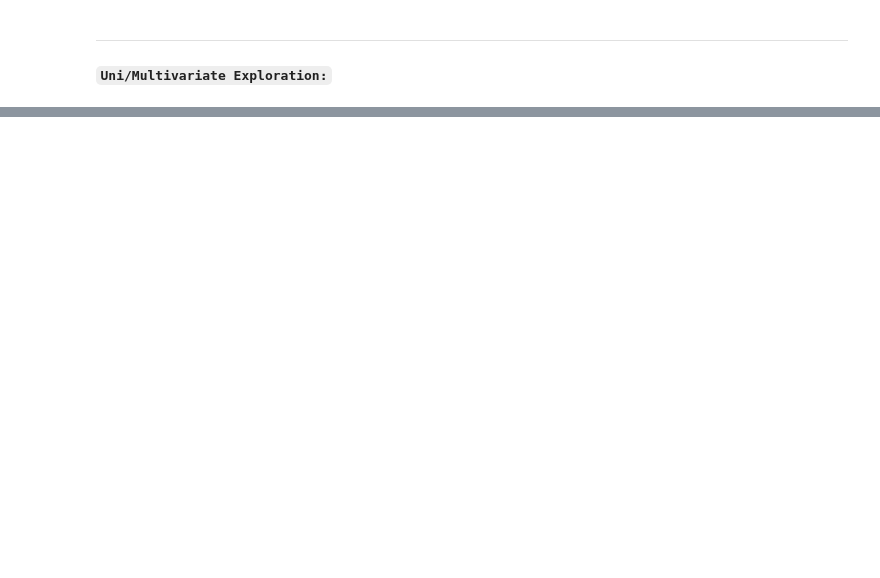
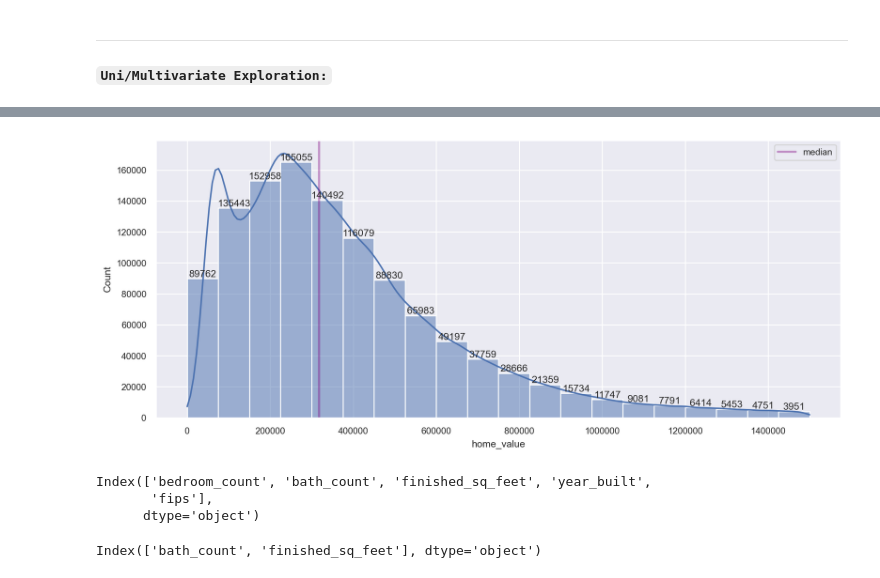
Before and after one commit to mijailmariano/regression-exercises, a Jupyter notebook: exploration.ipynb, the cells around one changed output, grey strips where cells are left out. Drawn from its saved outputs; the diff is of its cells as text; code cells hidden in the pictures; blank space fills up the shorter version.

```diff
--- a/exploration.ipynb
+++ b/exploration.ipynb
@@ -123,0 +169,26 @@ y_test = test.home_value
+# %%
+# plotting the target variable
+
+plt.figure(figsize = (12, 5))
+sns.set(font_scale = .8)
+ax = sns.histplot(y_train, bins = 20, kde = True)
+
+ax.ticklabel_format(style = "plain") # removing axes scientific notation
+ax.bar_label(ax.containers[0])
+
+plt.axvline(y_train.median(), linewidth = 2, color = 'purple', alpha = 0.4, label = "median")
+plt.legend()
+plt.show()
+# %% [output]
+[figure, added]
+# %%
+feature_lst = X_train.columns
+feature_lst
+# %% [output]
+Index(['bedroom_count', 'bath_count', 'finished_sq_feet', 'year_built',
+       'fips'],
+      dtype='object')
+# %%
+X_train.select_dtypes(include = "float").columns
+# %% [output]
+Index(['bath_count', 'finished_sq_feet'], dtype='object')
```
Also changed, not shown: parts of 10 cells of this notebook, 2 other files.
